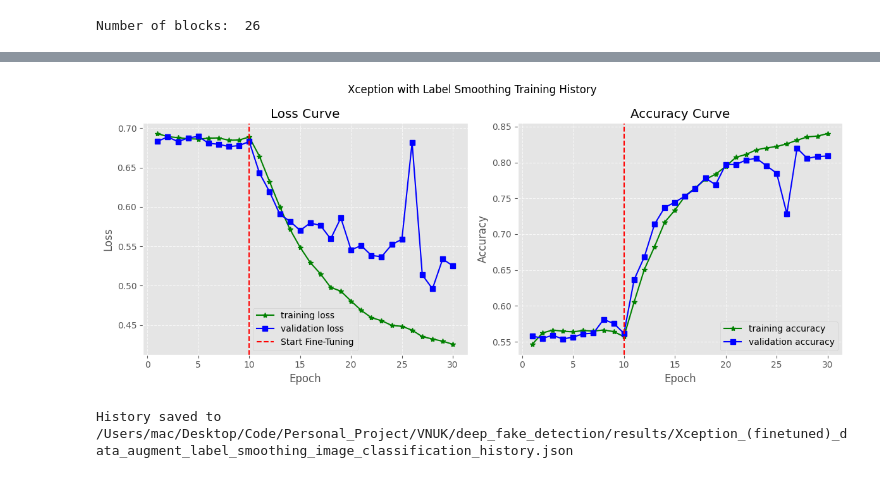
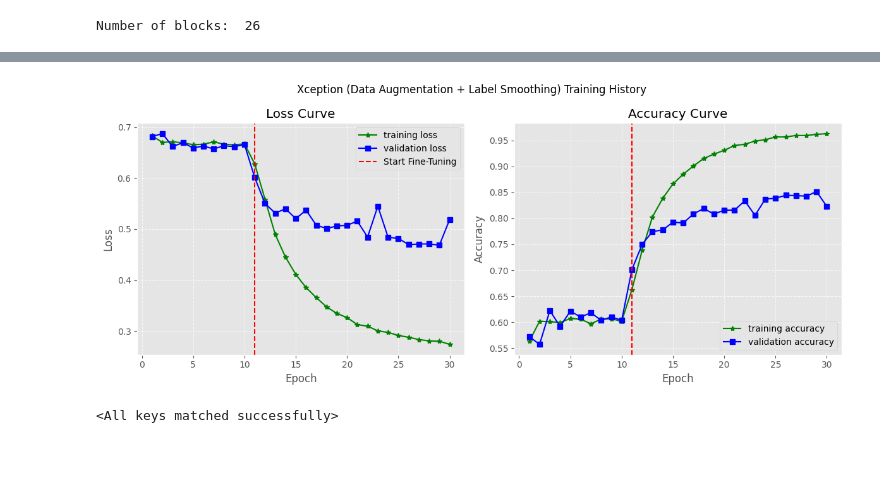
Before and after one commit to DangCongKhai/deep_fake_detection, a Jupyter notebook: notebooks/xception_image_classification.ipynb, the cells around one changed output, grey strips where cells are left out. Cells and saved outputs as stored; diff of their text form; code cells hidden in the pictures.

Commit message:
refactor: rerun resnet18 and xception on new dataset with end-to-end description

```diff
--- a/notebooks/xception_image_classification.ipynb
+++ b/notebooks/xception_image_classification.ipynb
@@ -702,3 +440,7 @@ MODEL_NAME = "Xception"
 # %%
-model = DeepFakeXception()
-torchsummary.summary(model, (3, 224, 224), batch_size=32)
+model = model.to(device=DEVICE)
+LABEL_SMOOTHING = 0.1
+WEIGHT_DECAY = 1e-2
+
+optimizer = torch.optim.Adam(params=model.parameters(), lr=LR_STAGE_1, weight_decay=WEIGHT_DECAY)
+criterion = nn.CrossEntropyLoss(label_smoothing=LABEL_SMOOTHING)
@@ -798,0 +531,4 @@ Checkpoint saved: /Users/mac/Desktop/Code/Personal_Project/VNUK/deep_fake_detect
+# %%
+# Load the best state again
+checkpoint = torch.load(MODEL_SAVED_PATH)
+model.load_state_dict(checkpoint["state_dict"])
@@ -844,5 +545,0 @@ Estimated Total Size (MB): 477.83
-# %%
-NEW_LR = 1e-5  # Small updates
-model = model.to(DEVICE)
-optimizer = torch.optim.Adam(params=model.parameters(), lr=NEW_LR, weight_decay=WEIGHT_DECAY)
-criterion = nn.CrossEntropyLoss(label_smoothing=LABEL_SMOOTHING)
@@ -934 +578,8 @@ plot_history(
+# %%
+model = model.to(device=DEVICE)
+LABEL_SMOOTHING = 0.1
+WEIGHT_DECAY = 1e-2
+
+optimizer = torch.optim.Adam(params=model.parameters(), lr=LR_STAGE_2, weight_decay=WEIGHT_DECAY)
+criterion = nn.CrossEntropyLoss(label_smoothing=LABEL_SMOOTHING)
 # %%
@@ -1000,19 +647,18 @@ Checkpoint saved: /Users/mac/Desktop/Code/Personal_Project/VNUK/deep_fake_detect
 # %%
-save_path = f"{parent_path}/results/{MODEL_NAME}_with_reg_finetuned_{TASK_NAME}.png"
+model_saved_name = f"{project_root}/results/{MODEL_NAME}_augmentation_finetuned_{TASK_NAME}"
 plot_history(
-    history,
-    "Xception with Label Smoothing Training History",
-    save_path=save_path,
-    start_finetuned_epoch=EPOCHS,
+    history_aug,
+    "Xception (Data Augmentation + Label Smoothing) Training History",
+    f"{model_saved_name}.png",
+    start_finetuned_epoch=EPOCHS_STAGE_1 + 1
+
 )
 # %% [output]
-[figure, old version]
+[figure, new version]
 # %%
-json_path = os.path.join(
-    parent_path,
-    f"results/{MODEL_NAME}_(finetuned)_data_augment_label_smoothing_{TASK_NAME}_history.json",
-)
-save_experiment_json(history, json_path)
+# Load the model again
+checkpoint = torch.load(model_save_path)
+model.load_state_dict(checkpoint["state_dict"])
 # %% [output]
-History saved to /Users/mac/Desktop/Code/Personal_Project/VNUK/deep_fake_detection/results/Xception_(finetuned)_data_augment_label_smoothing_image_classification_history.json
+<All keys matched successfully>
 # %%
```
Also changed, not shown: parts of 63 cells of this notebook, 1 other file.
